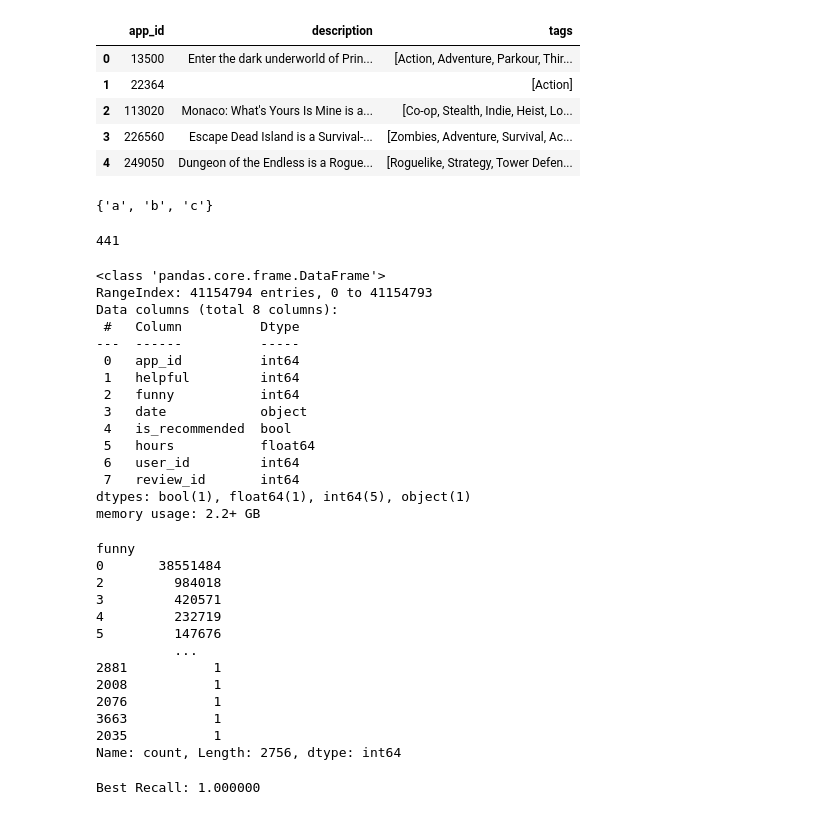
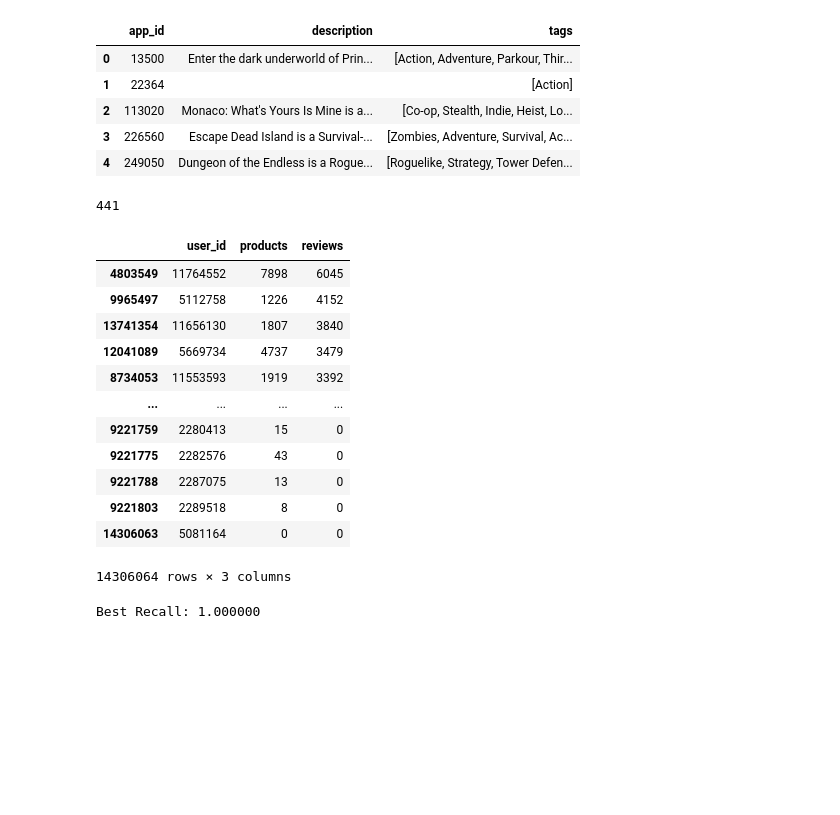
Before and after one commit to swatt45/Capstone, a Jupyter notebook: EDA.ipynb, the cells around one changed output. Drawn from its saved outputs; the diff is of its cells as text; code cells hidden in the pictures; blank space fills up the shorter version.

```diff
--- a/EDA.ipynb
+++ b/EDA.ipynb
@@ -148,52 +148,28 @@ dfmeta.head()
 | 2 | 113020 | Monaco: What's Yours Is Mine is a... | [Co-op, Stealth, Indie, Heist, Lo... |
 | 3 | 226560 | Escape Dead Island is a Survival-... | [Zombies, Adventure, Survival, Ac... |
 | 4 | 249050 | Dungeon of the Endless is a Rogue... | [Roguelike, Strategy, Tower Defen... |
-# %%
-array = [['a','b'], ['a', 'b','c'], ['a']]
-result = {x for l in array for x in l}
-result
-# %% [output]
-{'a', 'b', 'c'}
 # %%
 genres = {x for l in dfmeta.tags for x in l}
 # %%
 len(genres)
 # %% [output]
 441
-# %%
-df.info()
-# %% [output]
-<class 'pandas.core.frame.DataFrame'>
-RangeIndex: 41154794 entries, 0 to 41154793
-Data columns (total 8 columns):
- #   Column          Dtype
----  ------          -----
- 0   app_id          int64
- 1   helpful         int64
- 2   funny           int64
- 3   date            object
- 4   is_recommended  bool
- 5   hours           float64
- 6   user_id         int64
- 7   review_id       int64
-dtypes: bool(1), float64(1), int64(5), object(1)
-memory usage: 2.2+ GB
-# %%
-df.funny.distinct()
-# %% [output]
-funny
-0       38551484
-2         984018
-3         420571
-4         232719
-5         147676
-          ...
-2881           1
-2008           1
-2076           1
-3663           1
-2035           1
-Name: count, Length: 2756, dtype: int64
+# %%
+dfuser.sort_values('reviews', ascending=False)
+# %% [output]
+|  | user_id | products | reviews |
+| 4803549 | 11764552 | 7898 | 6045 |
+| 9965497 | 5112758 | 1226 | 4152 |
+| 13741354 | 11656130 | 1807 | 3840 |
+| 12041089 | 5669734 | 4737 | 3479 |
+| 8734053 | 11553593 | 1919 | 3392 |
+| ... | ... | ... | ... |
+| 9221759 | 2280413 | 15 | 0 |
+| 9221775 | 2282576 | 43 | 0 |
+| 9221788 | 2287075 | 13 | 0 |
+| 9221803 | 2289518 | 8 | 0 |
+| 14306063 | 5081164 | 0 | 0 |
+14306064 rows × 3 columns
 # %%
 df = pd.read_csv('secondary_data.csv', sep=';')
 df.columns = df.columns.str.replace("-", "_")
```
